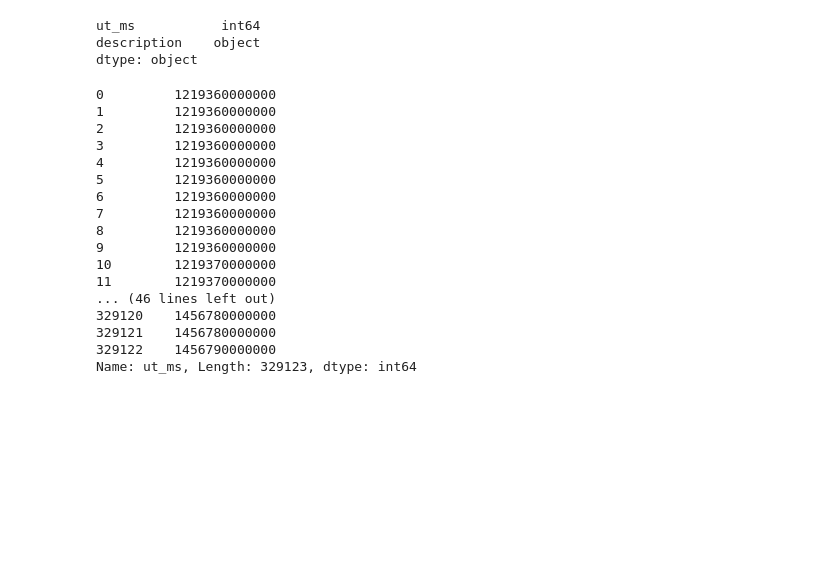
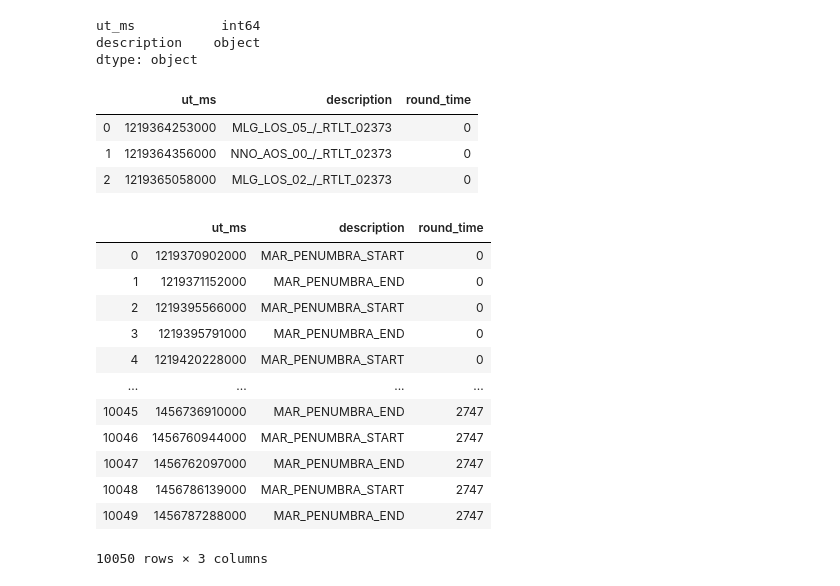
Before and after one commit to baoxingwang/Project_one_Group4, a Jupyter notebook: ipnb files/Mars_project.ipynb, the cells around one changed output. Saved outputs shown, nothing was run; the diff lists cells and outputs as text; code cells hidden in the pictures; blank space fills up the shorter version.

```diff
--- a/ipnb files/Mars_project.ipynb
+++ b/ipnb files/Mars_project.ipynb
@@ -84,26 +79,63 @@ ut_ms           int64
 description    object
 dtype: object
 # %%
-# round_event = round_down(event_full_df['ut_ms'])
-event_full_df['ut_ms'].apply(round_down)
-# event_full_df['round_time'] = round_event
-# event_full_df.head(3)
+# round down the event_full_df
+round_event = event_full_df['ut_ms'].apply(round_down)
+event_full_df['round_time'] = round_event
+event_full_df.head(3)
 # %% [output]
-0         1219360000000
-1         1219360000000
-2         1219360000000
-3         1219360000000
-4         1219360000000
-5         1219360000000
-6         1219360000000
-7         1219360000000
-8         1219360000000
-9         1219360000000
-10        1219370000000
-11        1219370000000
-... (46 lines left out)
-329120    1456780000000
-329121    1456780000000
-329122    1456790000000
-Name: ut_ms, Length: 329123, dtype: int64
+|  | ut_ms | description | round_time |
+| 0 | 1219364253000 | MLG_LOS_05_/_RTLT_02373 | 0 |
+| 1 | 1219364356000 | NNO_AOS_00_/_RTLT_02373 | 0 |
+| 2 | 1219365058000 | MLG_LOS_02_/_RTLT_02373 | 0 |
+# %%
+#pick up the eclipse events
+
+ut_ms_list = []
+desc_list = []
+round_list = []
+
+
+next (event_full_df.iterrows())
+for index, row in event_full_df.iterrows():
+    if (row['description']== "MAR_PENUMBRA_START" ):
+        ut_ms_list.append (row['ut_ms'])
+        desc_list.append (row['description'])
+        round_list.append (row['round_time'])
+#         print (index,row['ut_ms'],row['description'] )
+    if (row['description'] == "MAR_PENUMBRA_END"):
+        ut_ms_list.append (row['ut_ms'])
+        desc_list.append (row['description'])
+        round_list.append (row['round_time'])
+#         print (index,row['ut_ms'],row['description'] )
+
+
+event_filter_dict = {'ut_ms': ut_ms_list,
+                   'description': desc_list,
+                   'round_time': round_list
+
+}
+
+event_filter_df = pd.DataFrame(event_filter_dict)
+
+event_filter_df
+
+
+# output_data_file = "../mars_data_raw/event_filter.csv"
+
+# event_filter_df.to_csv(output_data_file)
+# %% [output]
+|  | ut_ms | description | round_time |
+| 0 | 1219370902000 | MAR_PENUMBRA_START | 0 |
+| 1 | 1219371152000 | MAR_PENUMBRA_END | 0 |
+| 2 | 1219395566000 | MAR_PENUMBRA_START | 0 |
+| 3 | 1219395791000 | MAR_PENUMBRA_END | 0 |
+| 4 | 1219420228000 | MAR_PENUMBRA_START | 0 |
+| ... | ... | ... | ... |
+| 10045 | 1456736910000 | MAR_PENUMBRA_END | 2747 |
+| 10046 | 1456760944000 | MAR_PENUMBRA_START | 2747 |
+| 10047 | 1456762097000 | MAR_PENUMBRA_END | 2747 |
+| 10048 | 1456786139000 | MAR_PENUMBRA_START | 2747 |
+| 10049 | 1456787288000 | MAR_PENUMBRA_END | 2747 |
+10050 rows × 3 columns
 # %%
```
Also changed, not shown: parts of 8 cells of this notebook, 2 other files.
